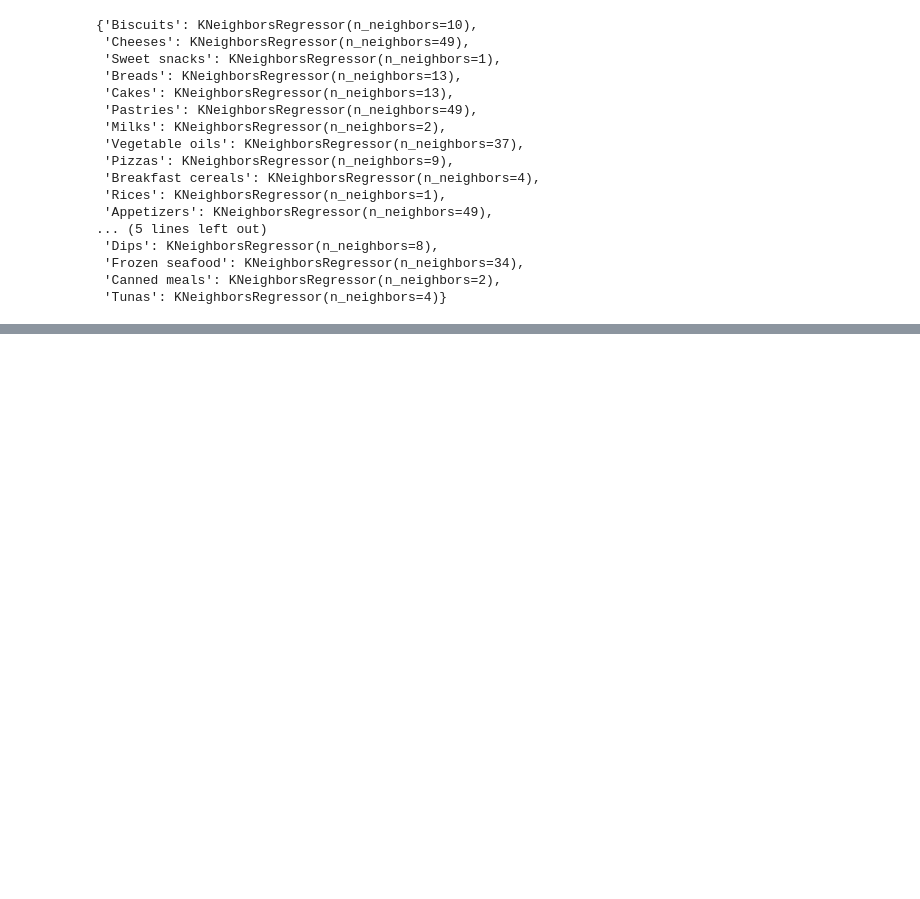
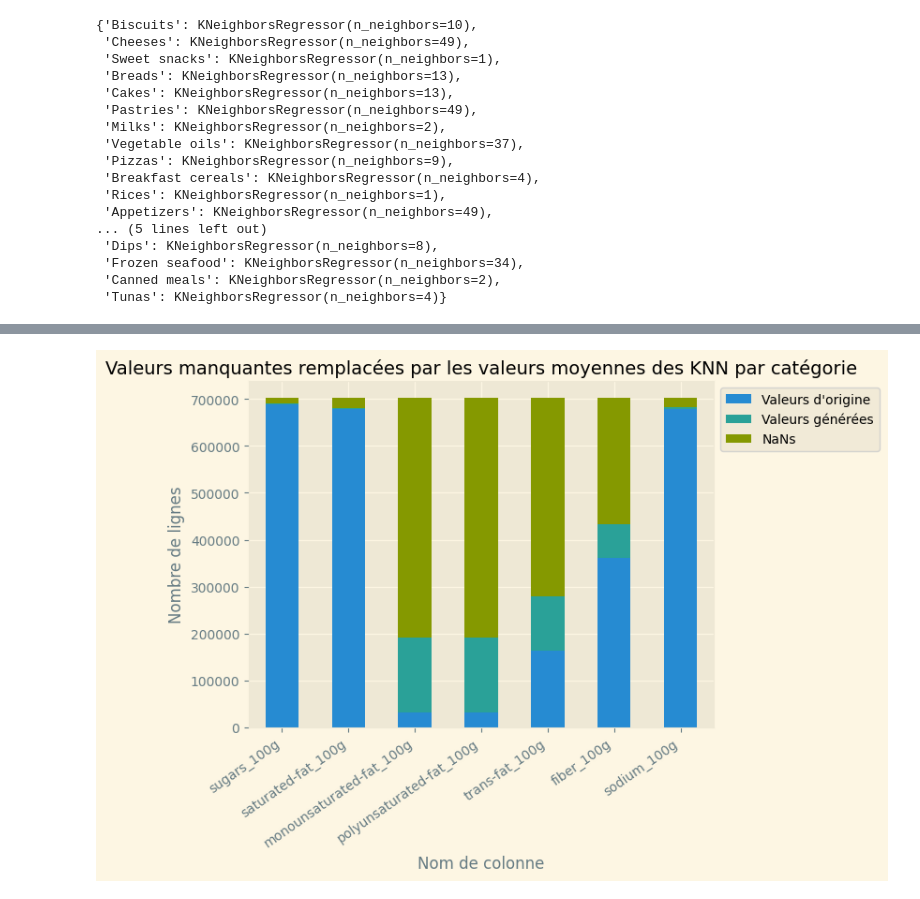
Before and after one commit to gabrielhermel/OC_DS_P3, a Jupyter notebook: Hermel_Gabriel_1_notebook_nettoyage_092022.ipynb, the cells around one changed output, grey strips where cells are left out. Drawn from its saved outputs; the diff is of its cells as text; code cells hidden in the pictures; blank space fills up the shorter version.

Commit message:
finished nutrifacts fill with knn mean by category

```diff
--- a/Hermel_Gabriel_1_notebook_nettoyage_092022.ipynb
+++ b/Hermel_Gabriel_1_notebook_nettoyage_092022.ipynb
@@ -932,24 +932,27 @@ display(knns)
 # %%
-# nutri_facts_df = pd.DataFrame(
-#     {
-#         "col": nutri_facts_to_fill,
-#         "Valeurs d'origine": [nutri_facts_old_new[i][0] for i in nutri_facts_to_fill],
-#         "Valeurs générées": [
-#             nutri_facts_old_new[i][1] - nutri_facts_old_new[i][0]
-#             for i in nutri_facts_to_fill
-#         ],
-#         "NaNs": [
-#             products_df.shape[0] - nutri_facts_old_new[i][1]
-#             for i in nutri_facts_to_fill
-#         ],
-#     }
-# )
-# nutri_facts_df.set_index("col").plot(kind="bar", stacked=True)
-# plt.title(
-#     "Valeurs manquantes remplacées par les valeurs moyennes des catégories", fontsize=14
-# )
-# plt.xlabel("Nom de colonne")
-# plt.ylabel("Nombre de lignes")
-# plt.legend(bbox_to_anchor=(1, 1))
-# plt.xticks(horizontalalignment="right", rotation=35)
-# plt.show()
+nutri_facts_df = pd.DataFrame(
+    {
+        "col": nutri_facts_to_fill,
+        "Valeurs d'origine": [nutri_facts_old_new[i][0] for i in nutri_facts_to_fill],
+        "Valeurs générées": [
+            nutri_facts_old_new[i][1] - nutri_facts_old_new[i][0]
+            for i in nutri_facts_to_fill
+        ],
+        "NaNs": [
+            products_df.shape[0] - nutri_facts_old_new[i][1]
+            for i in nutri_facts_to_fill
+        ],
+    }
+)
+nutri_facts_df.set_index("col").plot(kind="bar", stacked=True)
+plt.title(
+    "Valeurs manquantes remplacées par les valeurs moyennes des KNN par catégorie",
+    fontsize=14,
+)
+plt.xlabel("Nom de colonne")
+plt.ylabel("Nombre de lignes")
+plt.legend(bbox_to_anchor=(1, 1))
+plt.xticks(horizontalalignment="right", rotation=35)
+plt.show()
+# %% [output]
+[figure, added]
```
Also changed, not shown: parts of 8 cells of this notebook.
